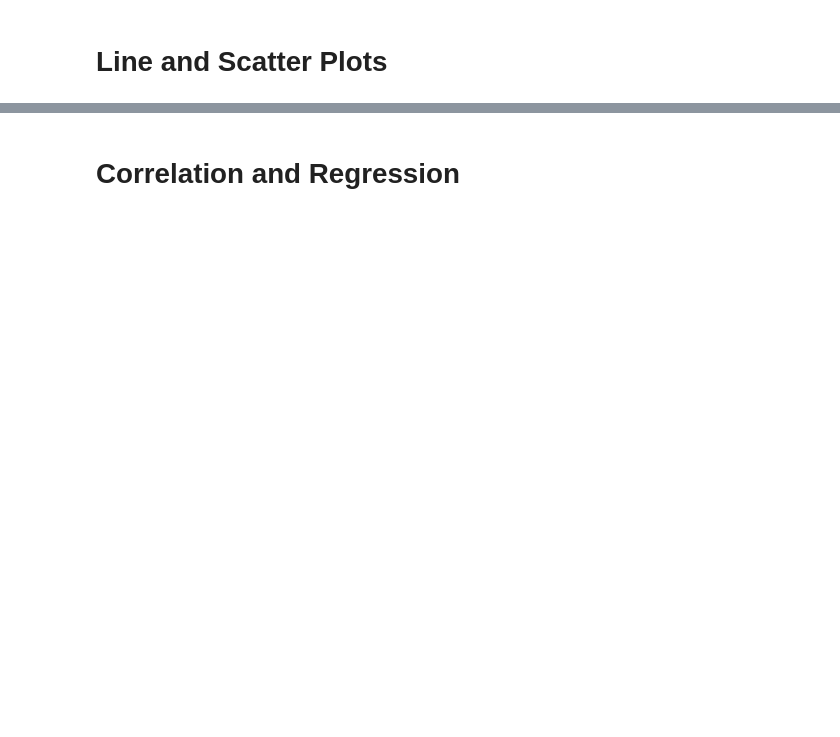
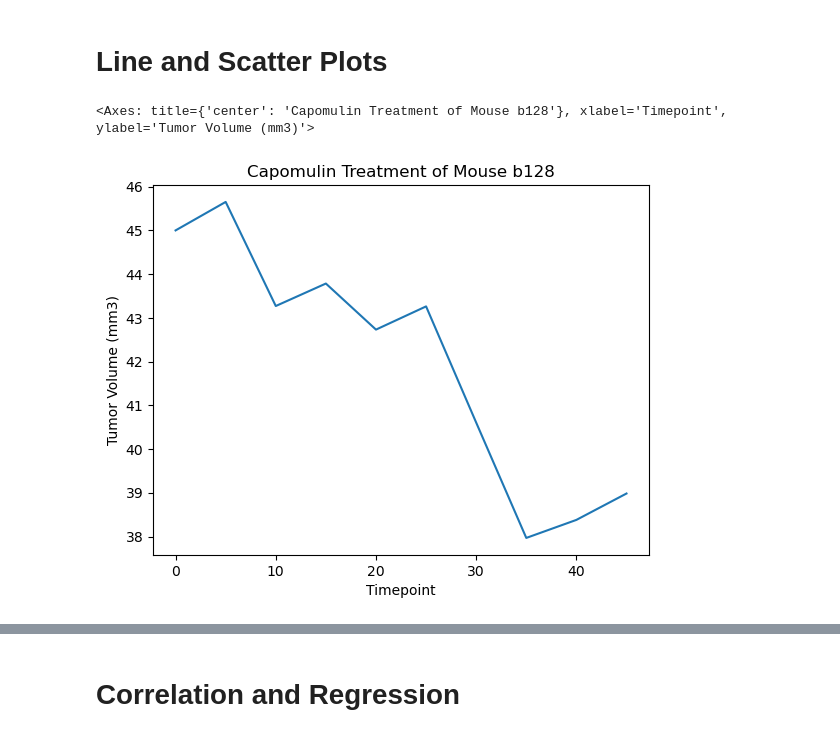
Before and after one commit to jdsouthern/Module5Challenge, a Jupyter notebook: Pymaceuticals.ipynb, the cells around one changed output, grey strips where cells are left out. Saved outputs shown, nothing was run; the diff lists cells and outputs as text; code cells hidden in the pictures; blank space fills up the shorter version.

```diff
--- a/Pymaceuticals.ipynb
+++ b/Pymaceuticals.ipynb
@@ -186,5 +222,11 @@ tumorVol = []
 # Line and Scatter Plots
 # %%
 # Generate a line plot of tumor volume vs. time point for a single mouse treated with Capomulin
+b128 = cleanData[cleanData['Mouse ID'] == 'b128']
+b128.plot(x='Timepoint', y='Tumor Volume (mm3)', legend=False,
+ ylabel='Tumor Volume (mm3)', title='Capomulin Treatment of Mouse b128')
+# %% [output]
+<Axes: title={'center': 'Capomulin Treatment of Mouse b128'}, xlabel='Timepoint', ylabel='Tumor Volume (mm3)'>
+[figure, added]
 # %%
 # Generate a scatter plot of mouse weight vs. the average observed tumor volume for the entire Capomulin regimen
```
Also changed, not shown: parts of 6 cells of this notebook.
